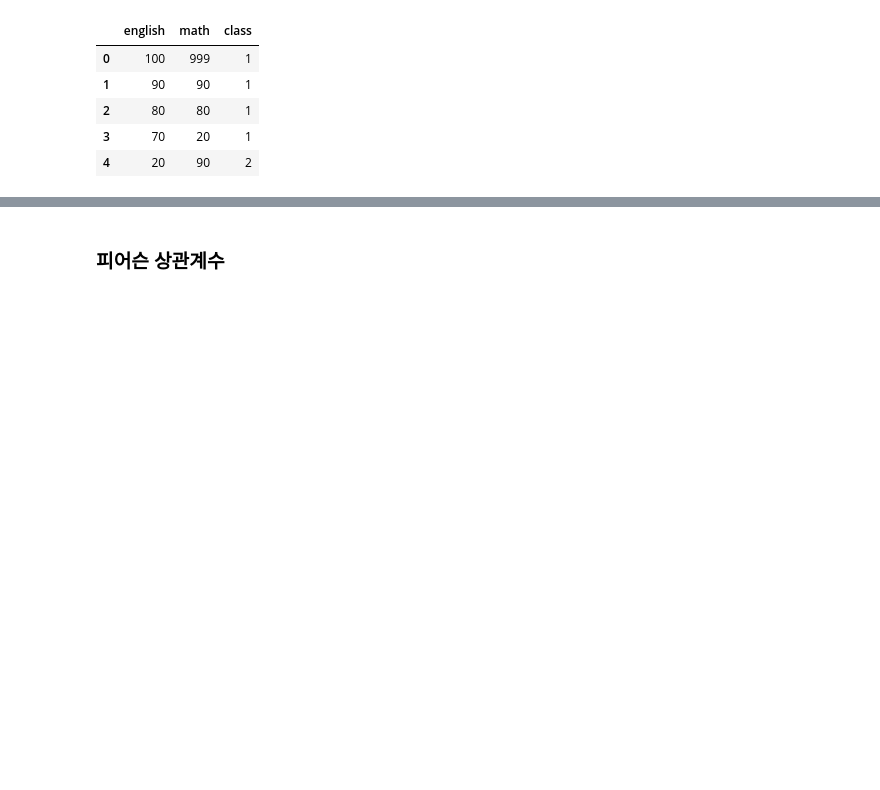
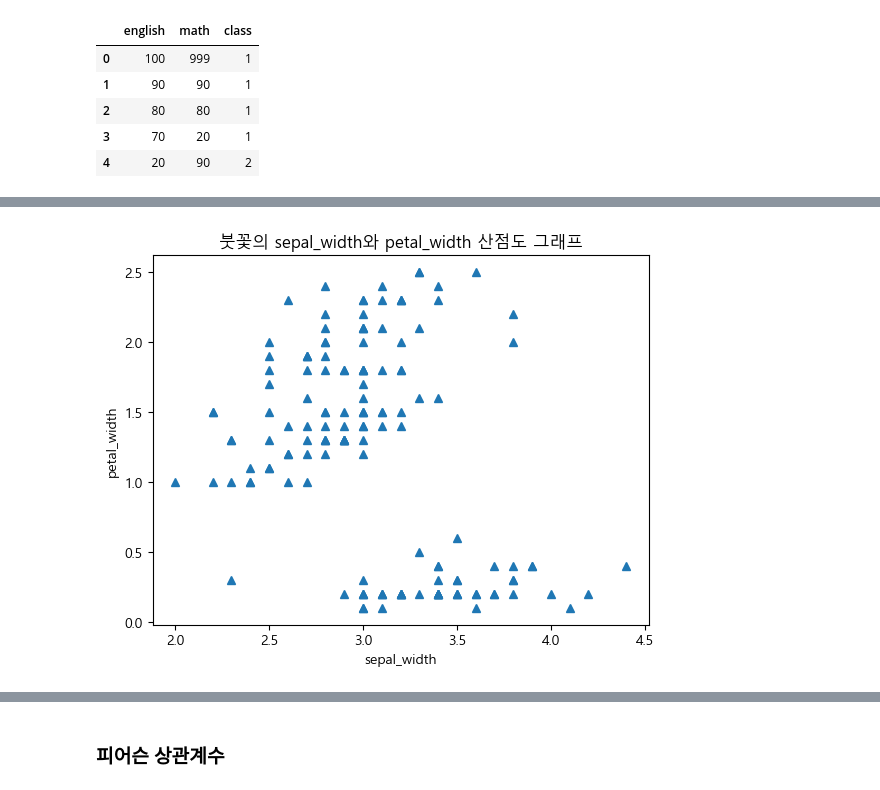
Before and after one commit to Ju0011/SW_Java, a Jupyter notebook: ws05_DataAnalytics/03_데이터분석의모든것_탐색적 데이터 분석 4강.ipynb, the cells around one changed output, grey strips where cells are left out. Saved outputs shown, nothing was run; the diff lists cells and outputs as text; code cells hidden in the pictures; blank space fills up the shorter version.

```diff
--- a/ws05_DataAnalytics/03_데이터분석의모든것_탐색적 데이터 분석 4강.ipynb
+++ b/ws05_DataAnalytics/03_데이터분석의모든것_탐색적 데이터 분석 4강.ipynb
@@ -38,5 +40,5 @@ plt.show()
 # %%
 import seaborn as sns
 # 데이터 준비
-iris = sns.#TODO("iris")  # seaborn 팩키지의 샘플 데이터
+iris = sns.load_dataset("iris")  # seaborn 팩키지의 샘플 데이터
 iris.head()
@@ -43,7 +52,9 @@ iris.head()
 # %%
-plt.#TODO( #TODO["sepal_width"], iris["petal_width"], '^')
+plt.plot( iris["sepal_width"], iris["petal_width"], '^')
 plt.xlabel('sepal_width')
 plt.ylabel('petal_width')
 plt.title("붓꽃의 sepal_width와 petal_width 산점도 그래프")
-plt.#TODO()
+plt.show()
+# %% [output]
+[figure, added]
 # %%
```
Also changed, not shown: parts of 10 cells of this notebook.
